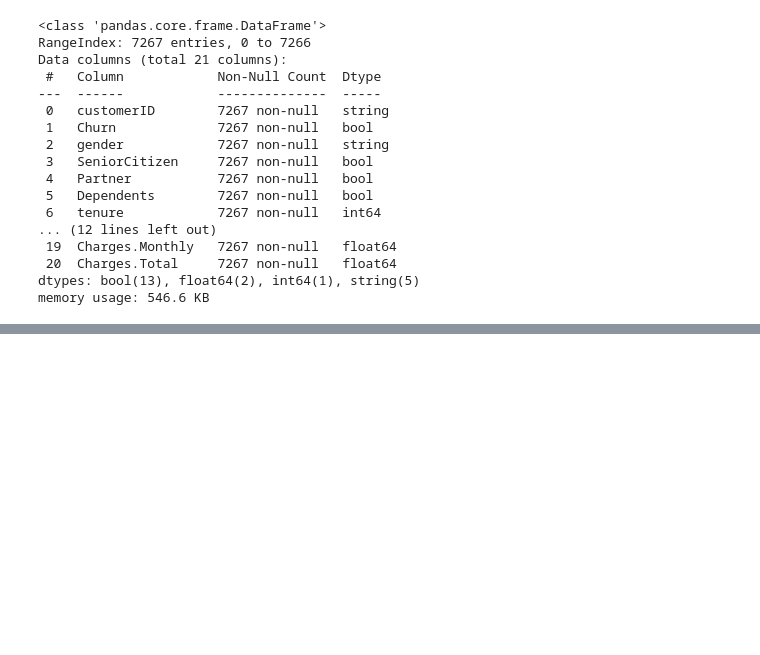
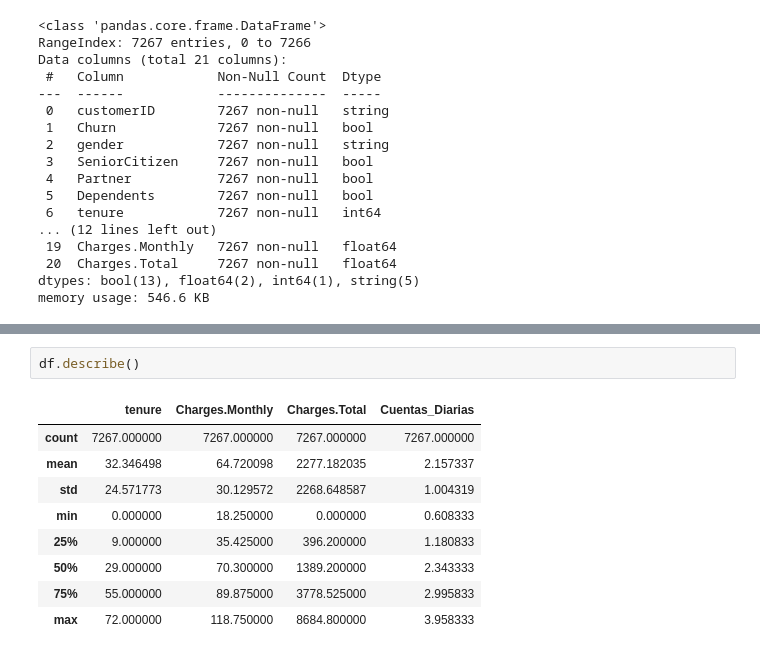
Before and after one commit to CarlitoUwU/Telecom-Challenge, a Jupyter notebook: Telecom-X.ipynb, the cells around one changed output, grey strips where cells are left out. Saved outputs shown, nothing was run; the diff lists cells and outputs as text; blank space fills up the shorter version.

```diff
--- a/Telecom-X.ipynb
+++ b/Telecom-X.ipynb
@@ -443,0 +475,12 @@ memory usage: 546.6 KB
+# %%
+df.describe()
+# %% [output]
+|  | tenure | Charges.Monthly | Charges.Total | Cuentas_Diarias |
+| count | 7267.000000 | 7267.000000 | 7267.000000 | 7267.000000 |
+| mean | 32.346498 | 64.720098 | 2277.182035 | 2.157337 |
+| std | 24.571773 | 30.129572 | 2268.648587 | 1.004319 |
+| min | 0.000000 | 18.250000 | 0.000000 | 0.608333 |
+| 25% | 9.000000 | 35.425000 | 396.200000 | 1.180833 |
+| 50% | 29.000000 | 70.300000 | 1389.200000 | 2.343333 |
+| 75% | 55.000000 | 89.875000 | 3778.525000 | 2.995833 |
+| max | 72.000000 | 118.750000 | 8684.800000 | 3.958333 |
```
Also changed, not shown: parts of 4 cells of this notebook.
